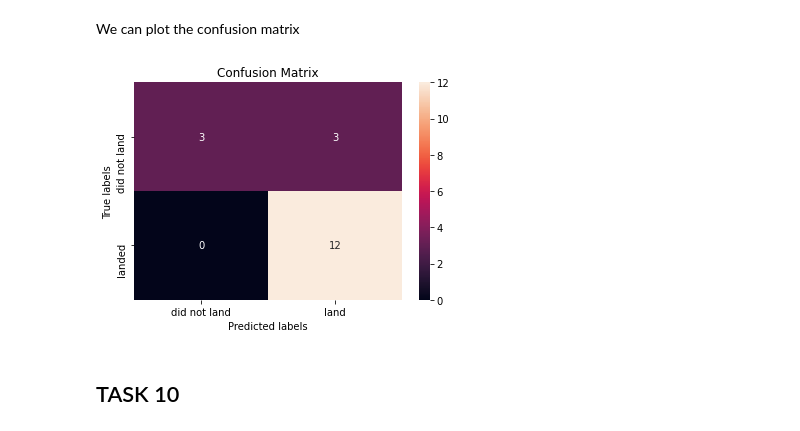
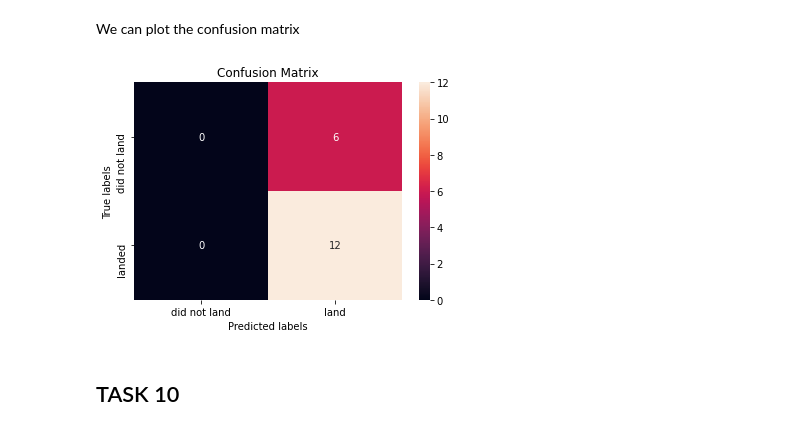
Before and after one commit to alfbararr/testrepo, a Jupyter notebook: Machine Learning Prediction.ipynb, the cells around one changed output. Drawn from its saved outputs; the diff is of its cells as text; code cells hidden in the pictures.

```diff
--- a/Machine Learning Prediction.ipynb
+++ b/Machine Learning Prediction.ipynb
@@ -287,10 +287,10 @@ tree_score
 # %% [markdown]
 We can plot the confusion matrix
 # %%
-yhat_tree = svm_cv.predict(X_test)
+yhat_tree = tree_cv.predict(X_test)
 plot_confusion_matrix(Y_test,yhat_tree)
 # %% [output]
-[figure, old version]
+[figure, new version]
 # %% [markdown]
 ## TASK  10
 # %% [markdown]
```
Also changed, not shown: parts of 7 cells of this notebook.
